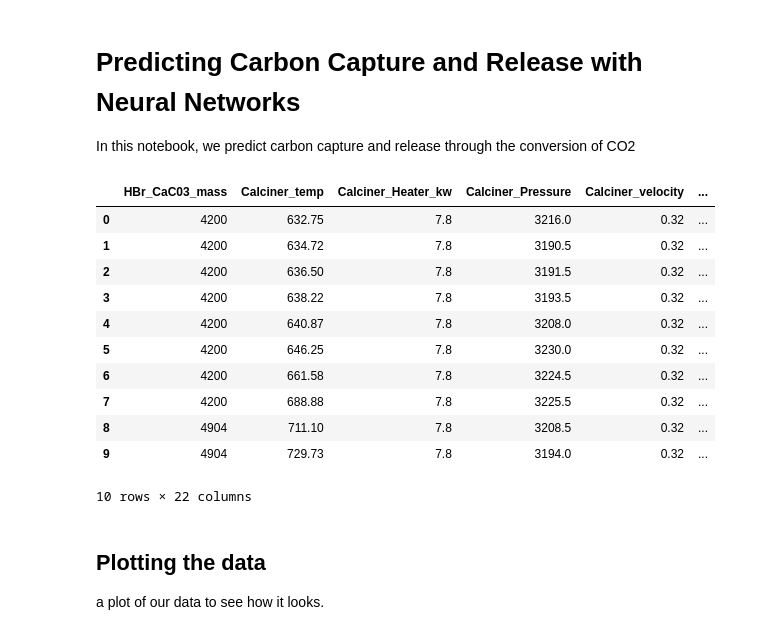
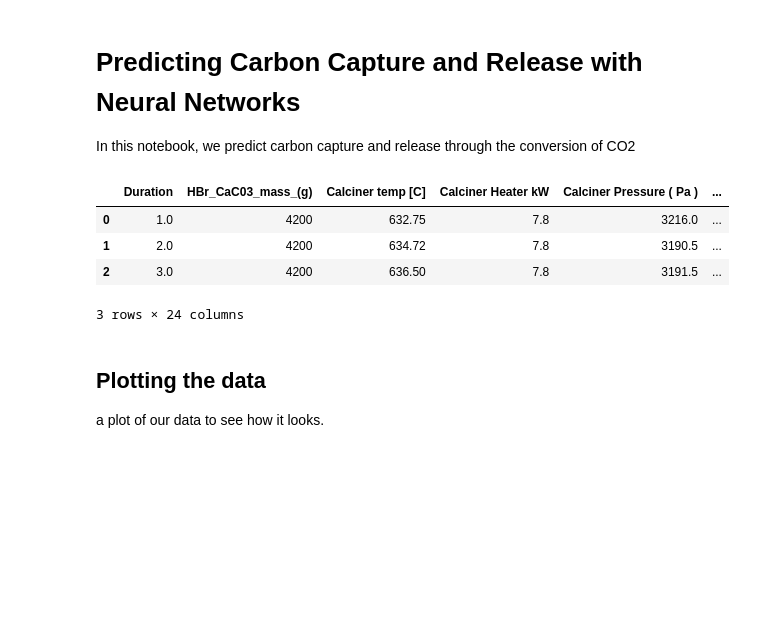
Before and after one commit to Dr-WXY/AI4EnergyProcessSystems, a Jupyter notebook: AI Models/Model 1/rankprediction/rank.ipynb, the cells around one changed output. Cells and saved outputs as stored; diff of their text form; code cells hidden in the pictures; blank space fills up the shorter version.

```diff
--- a/AI Models/Model 1/rankprediction/rank.ipynb
+++ b/AI Models/Model 1/rankprediction/rank.ipynb
@@ -6,28 +6,21 @@ In this notebook, we predict carbon capture and release through the conversion o
 # %%
 # Importing pandas and numpy
 import pandas as pd
 import numpy as np
 
 # Reading the csv file into a pandas DataFrame
 
-url= "https://raw.githubusercontent.com/engrsmukhtar/AI4EnergyProcessSystems/AI4EPS-1/AI%20Models/Model%201/rankprediction/tot%20mass%20w%20H2O%20-mod%20ranksprediction.csv"
+url="https://raw.githubusercontent.com/engrsmukhtar/AI4EnergyProcessSystems/AI4EPS-1/AI%20Models/Model%201/rankprediction/tot%20mass%20w%20H2O%20-hbrcacabo3%20-%20duration.csv"
 data = pd.read_csv(url)
 
-# Printing out the first 10 rows of our data
-data[:10]
+# Printing out some rows of our data
+data[:3]
 # %% [output]
-|  | HBr_CaC03_mass | Calciner_temp | Calciner_Heater_kw | Calciner_Pressure | Calciner_velocity | ... |
-| 0 | 4200 | 632.75 | 7.8 | 3216.0 | 0.32 | ... |
-| 1 | 4200 | 634.72 | 7.8 | 3190.5 | 0.32 | ... |
-| 2 | 4200 | 636.50 | 7.8 | 3191.5 | 0.32 | ... |
-| 3 | 4200 | 638.22 | 7.8 | 3193.5 | 0.32 | ... |
-| 4 | 4200 | 640.87 | 7.8 | 3208.0 | 0.32 | ... |
-| 5 | 4200 | 646.25 | 7.8 | 3230.0 | 0.32 | ... |
-| 6 | 4200 | 661.58 | 7.8 | 3224.5 | 0.32 | ... |
-| 7 | 4200 | 688.88 | 7.8 | 3225.5 | 0.32 | ... |
-| 8 | 4904 | 711.10 | 7.8 | 3208.5 | 0.32 | ... |
-| 9 | 4904 | 729.73 | 7.8 | 3194.0 | 0.32 | ... |
+|  | Duration | HBr_CaC03_mass_(g) | Calciner temp [C] | Calciner Heater kW | Calciner Pressure ( Pa ) | ... |
+| 0 | 1.0 | 4200 | 632.75 | 7.8 | 3216.0 | ... |
+| 1 | 2.0 | 4200 | 634.72 | 7.8 | 3190.5 | ... |
+| 2 | 3.0 | 4200 | 636.50 | 7.8 | 3191.5 | ... |
-10 rows × 22 columns
+3 rows × 24 columns
 # %% [markdown]
 ## Plotting the data
 
```
Also changed, not shown: parts of 1 cell of this notebook.
